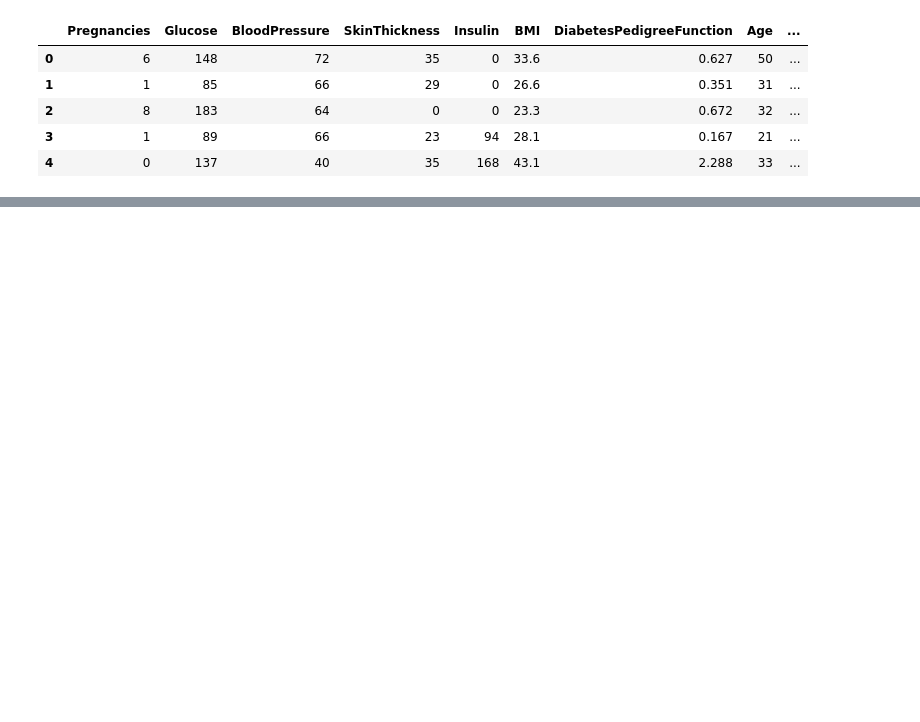
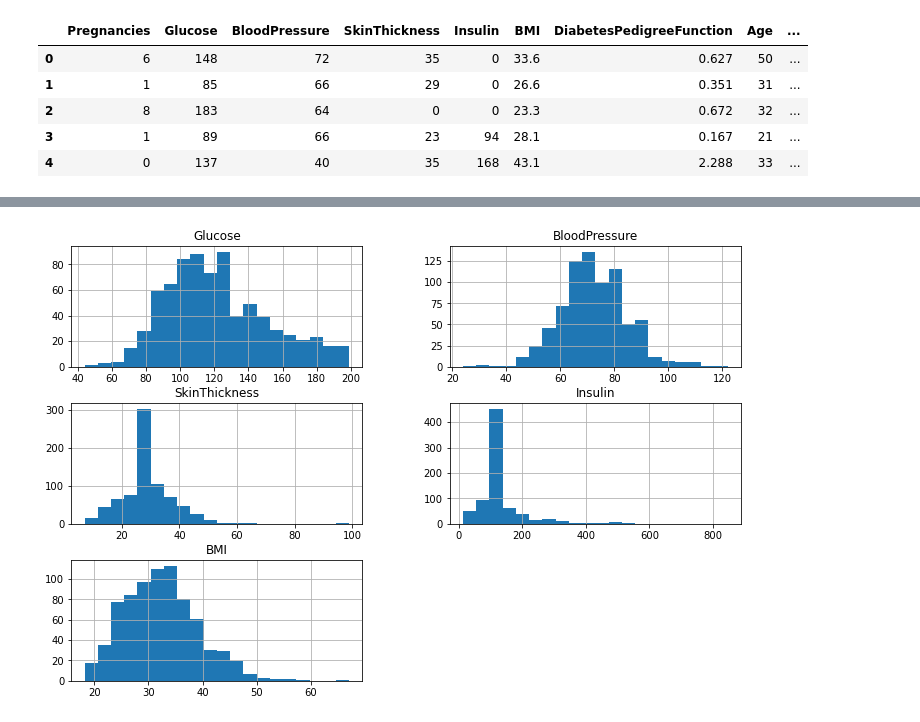
Before and after one commit to SaiVarad1/Healthcare_Capstone, a Jupyter notebook: Diabetes_Analysis.ipynb, the cells around one changed output, grey strips where cells are left out. Drawn from its saved outputs; the diff is of its cells as text; code cells hidden in the pictures; blank space fills up the shorter version.

```diff
--- a/Diabetes_Analysis.ipynb
+++ b/Diabetes_Analysis.ipynb
@@ -15,0 +63,4 @@ diabetes.head()
+# %%
+# viewing number of NAs:
+df_diabetes[cols]=df_diabetes[cols].replace(0,np.NaN)
+df_diabetes.isna().sum()
@@ -15,0 +107,6 @@ diabetes.head()
+# %%
+for column in cols:
+    if column=="Insulin":
+        df_diabetes[column]=df_diabetes[column].replace(np.NaN,df_diabetes[column].median())
+    else:
+         df_diabetes[column]=df_diabetes[column].replace(np.NaN,df_diabetes[column].mean())
@@ -15,0 +144,5 @@ diabetes.head()
+# %%
+df_diabetes[cols].hist(figsize=(12, 8), bins=20)
+plt.show()
+# %% [output]
+[figure, added]
```
Also changed, not shown: parts of 18 cells of this notebook.
